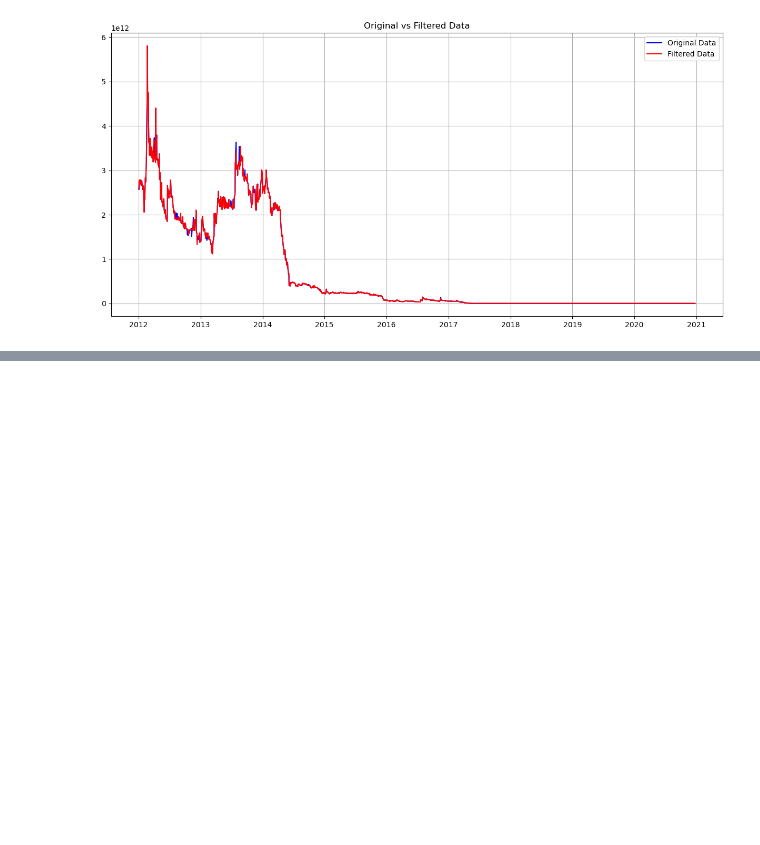
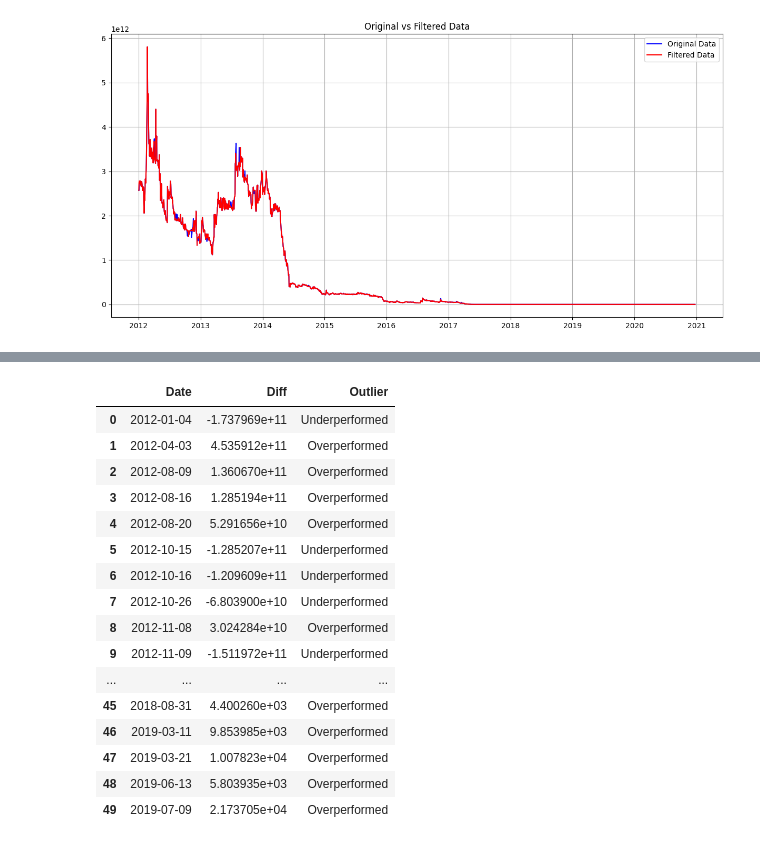
Before and after one commit to kliniik/US-Tech-Stock, a Jupyter notebook: notebooks/Luis/Entrega_4/04_Hamel_filter.ipynb, the cells around one changed output, grey strips where cells are left out. Cells and saved outputs as stored; diff of their text form; code cells hidden in the pictures; blank space fills up the shorter version.

Commit message:
Added further hypothesis

```diff
--- a/notebooks/Luis/Entrega_4/04_Hamel_filter.ipynb
+++ b/notebooks/Luis/Entrega_4/04_Hamel_filter.ipynb
@@ -65,5 +65,6 @@ ax.legend()
 plt.title('Original vs Filtered Data')
 plt.grid()
 plt.show()
+filtered_data = filtered_data.reset_index()
 # %% [output]
 [figure]
@@ -90,0 +71,92 @@ filtered_data.query('IS_OUTLIER == True').sort_index()
+# %%
+outliers = filtered_data.query('IS_OUTLIER == True').reset_index(drop=True)
+
+outliers["Diff"] = outliers["Value"] - outliers["FLTRD_VAL"]
+outliers["Date"] = pd.to_datetime(outliers["Date"]).dt.date
+# If diff is negative, the expected value is higher than the real value, the index underperformed.
+# If diff is positive, the expected value is lower than the real value, the index overperformed.
+
+outliers = outliers[['Date', 'Diff']]
+outliers["Outlier"] = outliers["Diff"].map(lambda x: "Underperformed" if x < 0 else "Overperformed")
+display(outliers)
+
+reasons = [
+    "None",
+    "None",
+    "Central bank action to help economy. Lower jobless rates in the US. (https://www.nasdaq.com/articles/ahead-wall-street-august-9-2012-ahead-wall-street-2012-08-09)",
+    "None",
+    "Outlier in a uncertain market. NASDAQ rose (https://www.nasdaq.com/articles/ahead-wall-street-august-20-2012-ahead-wall-street-2012-08-20)",
+    "None",
+    ""
+]
+
+"""
+0   2012-01-04	-1.737969e+11	Underperformed
+1	2012-04-03	4.535912e+11	Overperformed
+2	2012-08-09	1.360670e+11	Overperformed   Central bank action to help economy. Lower jobless rates in the US. (https://www.nasdaq.com/articles/ahead-wall-street-august-9-2012-ahead-wall-street-2012-08-09)
+3	2012-08-16	1.285194e+11	Overperformed
+4	2012-08-20	5.291656e+10	Overperformed   Outlier in a uncertain market. NASDAQ rose (https://www.nasdaq.com/articles/ahead-wall-street-august-20-2012-ahead-wall-street-2012-08-20)
+5	2012-10-15	-1.285207e+11	Underperformed
+6	2012-10-16	-1.209609e+11	Underperformed
+7	2012-10-26	-6.803900e+10	Underperformed
+8	2012-11-08	3.024284e+10	Overperformed
+9	2012-11-09	-1.511972e+11	Underperformed
+10	2012-11-19	2.721536e+11	Overperformed
+11	2012-12-18	-6.804239e+10	Underperformed
+12	2013-02-07	-1.360791e+11	Underperformed
+13	2013-06-28	1.209595e+11	Overperformed  investor optimism about the economy's improvement, drove market volatility despite the overall sell-off triggered by concerns about rising interest rates and reduced Fed stimulus. (https://www.nasdaq.com/articles/weekly-economic-outlook-june-24-june-28-2013-2013-06-24)
+14	2013-07-11	1.814386e+11	Overperformed
+15	2013-07-29	5.594405e+11	Overperformed
+16	2013-08-16	3.855600e+11	Overperformed
+17	2013-09-19	1.965598e+11	Overperformed
+18	2013-11-12	-7.559992e+10	Underperformed
+19	2014-03-13	-1.360798e+11	Underperformed
+20	2014-09-30	2.268006e+10	Overperformed
+21	2014-10-21	3.455973e+10	Overperformed
+22	2015-04-22	-5.400017e+09	Underperformed Strong earnings reports from companies like McDonald's, Coca-Cola, and Visa, along with positive economic news about home sales, boosted investor sentiment, driving the major indexes higher. (https://www.nasdaq.com/articles/stock-market-news-for-jul-9-2019-2019-07-09)
+23	2015-04-23	1.403998e+10	Overperformed
+24	2015-05-26	-2.159980e+09	Underperformed
+25	2015-06-18	-1.079999e+10	Underperformed
+26	2015-09-04	1.188006e+10	Overperformed Markets finished mixed on Thursday, with European Central Bank President Draghi's dovish comments boosting sentiment, while cautiousness ahead of the upcoming jobs report led to fading gains; the Dow and S&P 500 posted modest gains, but the Nasdaq closed lower. (https://www.nasdaq.com/articles/stock-market-news-for-september-04-2015-2015-09-04)
+27	2016-01-21	-1.511998e+10	Underperformed US and European stocks are up, buoyed by ECB President Draghi's stimulus comments, while Asia sees declines; despite a rebound in crude oil, investors remain cautious after the S&P 500 dropped below key support levels, signaling potential for further declines. (https://www.nasdaq.com/articles/mid-equity-market-insight-january-21-2016-2016-01-21)
+28	2016-10-20	6.911993e+09	Overperformed
+29	2016-11-16	5.778002e+10	Overperformed
+30	2017-02-06	3.024008e+09	Overperformed
+31	2017-02-16	1.674000e+10	Overperformed
+32	2017-02-17	1.933200e+10	Overperformed
+33	2017-03-16	1.857600e+10	Overperformed The market showed cautious optimism with slight gains across major indices, driven by strong US economic data and a dovish Federal Reserve, while the Nasdaq saw positive performance, particularly in tech stocks like Oracle and GoPro, despite some overbought signals in financials. (https://www.nasdaq.com/articles/equity-market-insight-nasdaq-mid-march-16-2017-2017-03-16 )
+34	2017-03-17	1.425601e+10	Overperformed
+35	2017-09-14	2.152969e+05	Overperformed
+36	2017-11-06	1.156039e+06	Overperformed
+37	2017-11-07	1.921356e+06	Overperformed
+38	2018-01-08	1.266284e+04	Overperformed
+39	2018-01-19	-1.178571e+04	Underperformed
+40	2018-02-15	3.714419e+04	Overperformed Benchmarks closed higher for the fourth consecutive day, with strong earnings and a steady economy driving the gains, despite an initial decline after a better-than-expected consumer prices report, while the Nasdaq outperformed with a 1.9% increase. (https://www.nasdaq.com/articles/stock-market-news-for-feb-15-2018-2018-02-15)
+41	2018-03-16	1.156649e+04	Overperformed
+42	2018-03-26	4.245379e+04	Overperformed
+43	2018-03-27	7.983648e+04	Overperformed
+44	2018-05-09	1.393511e+04	Overperformed Markets ended almost flat on Tuesday, with the Dow and Nasdaq closing slightly higher, while the S&P 500 finished lower. Investor sentiment fluctuated after President Trump's announcement to withdraw from the Iran nuclear deal, leading to volatility in oil prices. While initial declines in oil prices were reversed later in the day, concerns over global crude supply disruptions remained a key theme. The broader energy sector rebounded, supported by expectations that sanctions on Iran could reduce oil production, which eventually pushed oil prices higher. (https://www.nasdaq.com/articles/stock-market-news-for-may-9-2018-2018-05-09)
+45	2018-08-31	4.400260e+03	Overperformed
+46	2019-03-11	9.853985e+03	Overperformed
+47	2019-03-21	1.007823e+04	Overperformed
+48	2019-06-13	5.803935e+03	Overperformed
+49	2019-07-09	2.173705e+04	Overperformed The market overperformed that day because stronger-than-expected jobs data led to lower expectations for a Fed rate cut, which boosted investor sentiment despite the general market decline. (https://www.nasdaq.com/articles/stock-market-news-for-jul-9-2019-2019-07-09)
+"""
+# %% [output]
+|  | Date | Diff | Outlier |
+| 0 | 2012-01-04 | -1.737969e+11 | Underperformed |
+| 1 | 2012-04-03 | 4.535912e+11 | Overperformed |
+| 2 | 2012-08-09 | 1.360670e+11 | Overperformed |
+| 3 | 2012-08-16 | 1.285194e+11 | Overperformed |
+| 4 | 2012-08-20 | 5.291656e+10 | Overperformed |
+| 5 | 2012-10-15 | -1.285207e+11 | Underperformed |
+| 6 | 2012-10-16 | -1.209609e+11 | Underperformed |
+| 7 | 2012-10-26 | -6.803900e+10 | Underperformed |
+| 8 | 2012-11-08 | 3.024284e+10 | Overperformed |
+| 9 | 2012-11-09 | -1.511972e+11 | Underperformed |
+| ... | ... | ... | ... |
+| 45 | 2018-08-31 | 4.400260e+03 | Overperformed |
+| 46 | 2019-03-11 | 9.853985e+03 | Overperformed |
+| 47 | 2019-03-21 | 1.007823e+04 | Overperformed |
+| 48 | 2019-06-13 | 5.803935e+03 | Overperformed |
+| 49 | 2019-07-09 | 2.173705e+04 | Overperformed |
```
Also changed, not shown: parts of 2 cells of this notebook, 2 other files.
